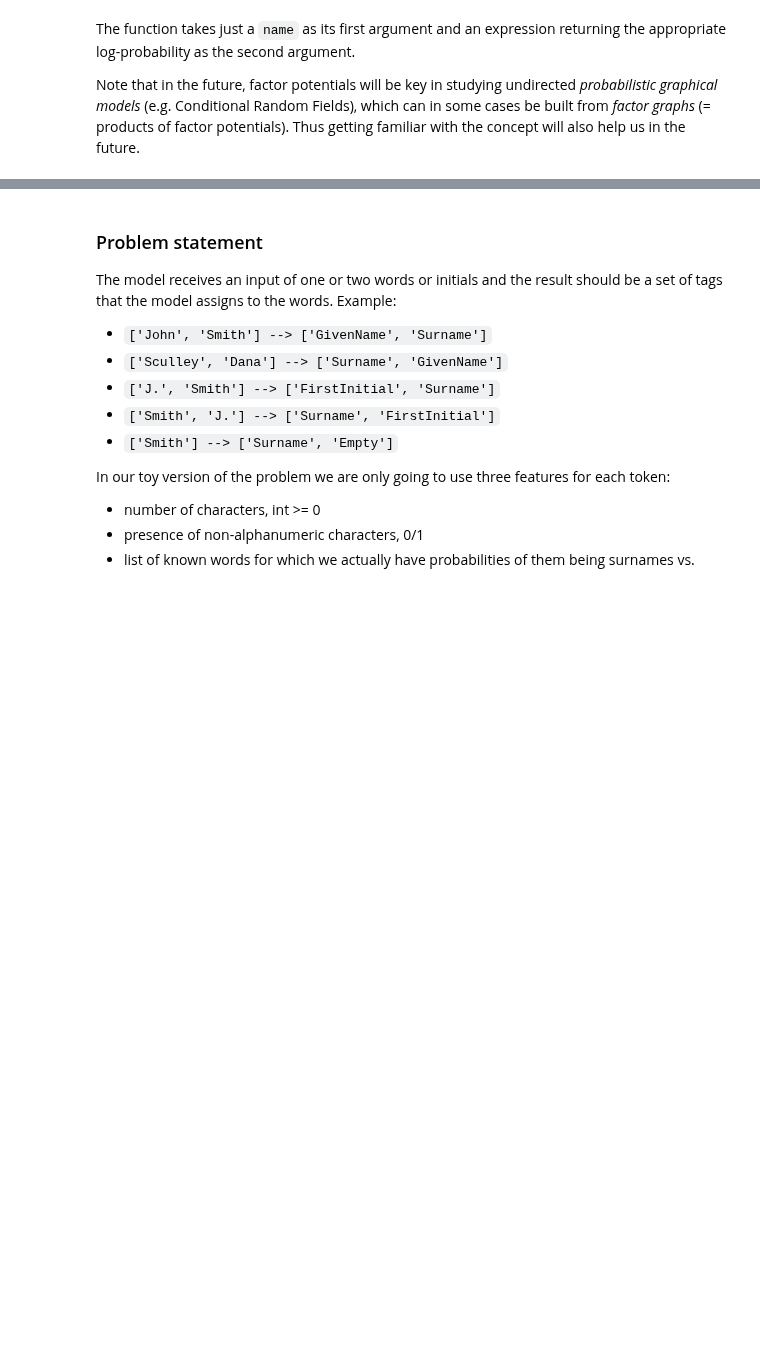
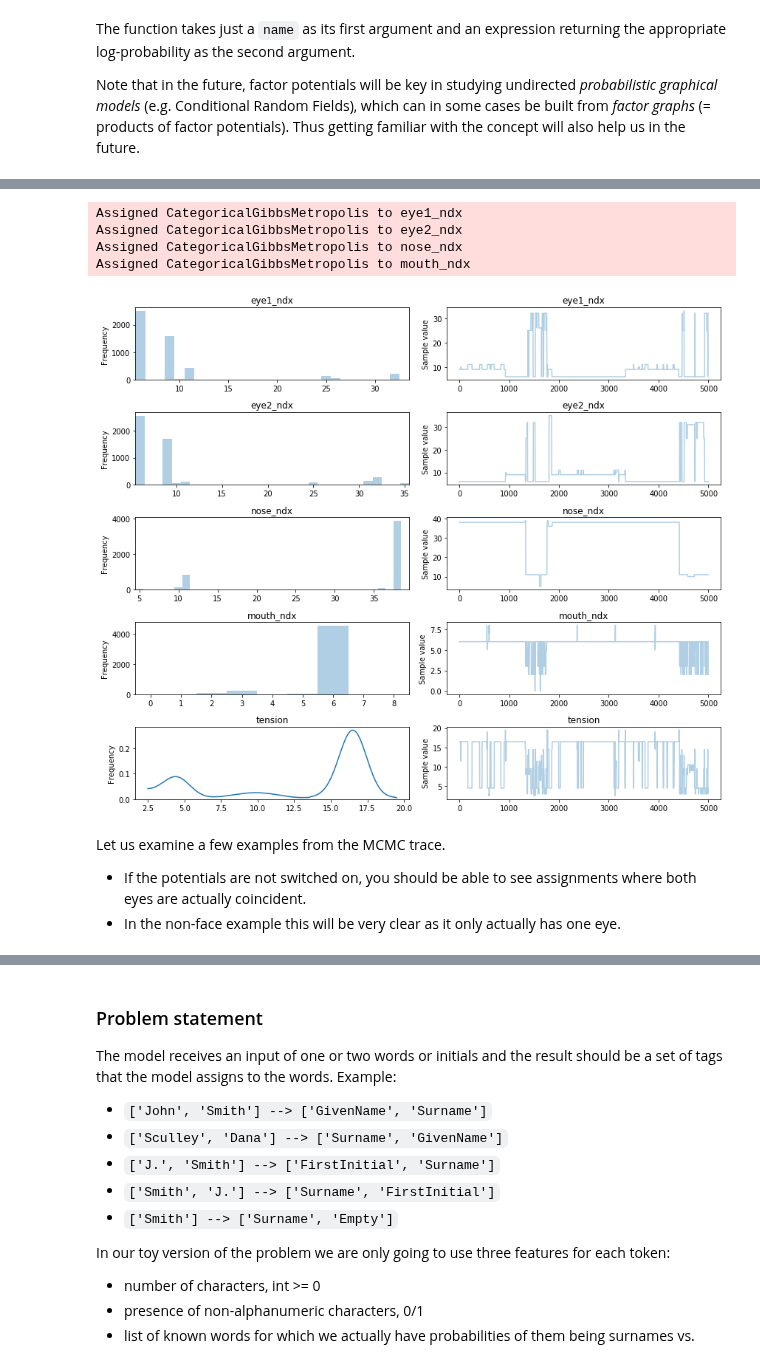
Before and after one commit to fonnesbeck/PyMC3_DataScienceLA, a Jupyter notebook: notebooks/2a. Model Building with PyMC3.ipynb, the cells around one changed output, grey strips where cells are left out. Saved outputs shown, nothing was run; the diff lists cells and outputs as text; code cells hidden in the pictures; blank space fills up the shorter version.

Commit message:
added structured prediction example with very simplistic "face" recognition on 9x9 grid

```diff
--- a/notebooks/2a. Model Building with PyMC3.ipynb
+++ b/notebooks/2a. Model Building with PyMC3.ipynb
@@ -241,0 +289,14 @@ Note that in the future, factor potentials will be key in studying undirected *p
+# %%
+not_face = np.vstack([
+    [0, 0, 0, 1, 1, 1, 1, 1, 0],
+    [0, 0, 0, 0, 0, 0, 0, 0, 0],
+    [0, 1, 1, 0, 1, 1, 0, 0, 0],
+    [0, 1, 1, 0, 1, 1, 0, 0, 0],
+    [0, 0, 0, 0, 0, 0, 0, 0, 0],
+    [0, 0, 0, 1, 0, 0, 0, 0, 0],
+    [0, 0, 1, 1, 1, 0, 0, 0, 0],
+    [0, 0, 0, 0, 0, 0, 0, 0, 0],
+    [0, 0, 0, 0, 0, 0, 0, 0, 0]
+])
+
+not_face.shape
@@ -241,0 +308,16 @@ Note that in the future, factor potentials will be key in studying undirected *p
+# %%
+# our fixed "convolutional filters"
+
+eye_mask = np.array([
+    [0.1, 0.1, 0.1, 0.1],
+    [0.1, 0.9, 0.9, 0.1],
+    [0.1, 0.9, 0.9, 0.1],
+    [0.1, 0.1, 0.1, 0.1]])
+
+nose_mask = np.array([
+    [0.1, 0.9, 0.1],
+    [0.9, 0.9, 0.9]])
+
+mouth_mask = np.array([
+    [0.1, 0.1, 0.9, 0.9, 0.9, 0.9, 0.9, 0.1, 0.1]
+])
@@ -241,0 +403,18 @@ Note that in the future, factor potentials will be key in studying undirected *p
+# %%
+with face_detector:
+    tr = pm.sample(draws=5000, tune=1000)
+    if use_potentials:
+        _ = pm.traceplot(tr, [eye1_ndx, eye2_ndx, nose_ndx, mouth_ndx, tension])
+    else:
+        _ = pm.traceplot(tr, [eye1_ndx, eye2_ndx, nose_ndx, mouth_ndx])
+# %% [output]
+Assigned CategoricalGibbsMetropolis to eye1_ndx
+Assigned CategoricalGibbsMetropolis to eye2_ndx
+Assigned CategoricalGibbsMetropolis to nose_ndx
+Assigned CategoricalGibbsMetropolis to mouth_ndx
+[figure, added]
+# %% [markdown]
+Let us examine a few examples from the MCMC trace.
+
+- If the potentials are not switched on, you should be able to see assignments where both eyes are actually coincident.
+- In the non-face example this will be very clear as it only actually has one eye.
```
Also changed, not shown: parts of 17 cells of this notebook.
